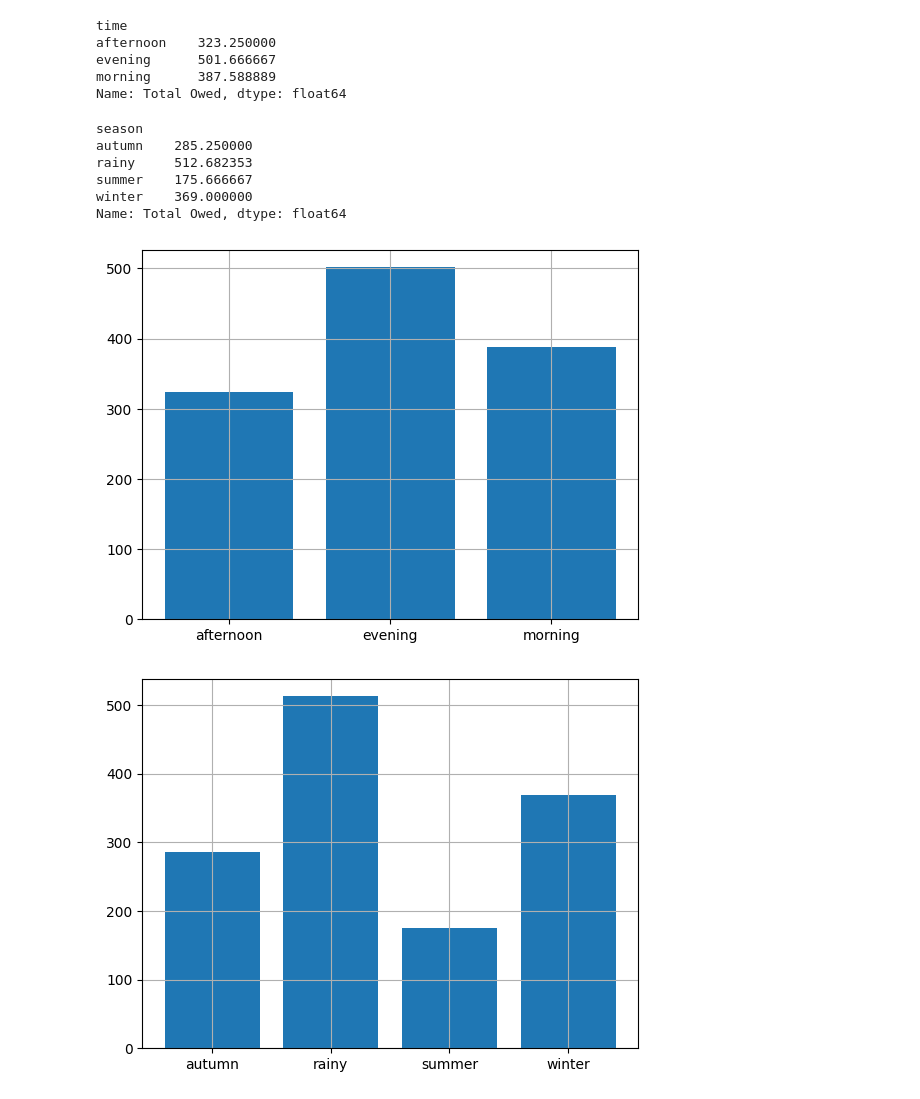
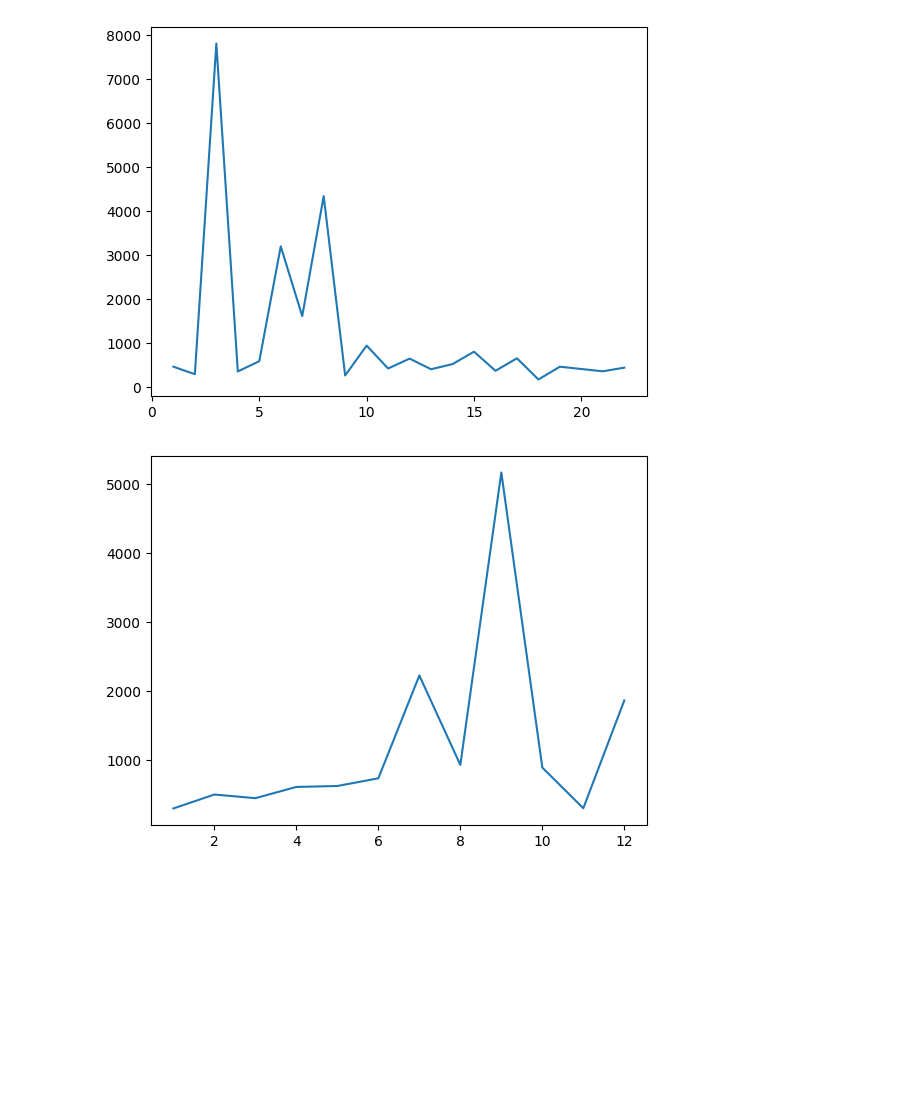
Before and after one commit to Zircoz/AmazonSummarizer, a Jupyter notebook: AmazonSummarizer.ipynb, the cells around one changed output. Saved outputs shown, nothing was run; the diff lists cells and outputs as text; code cells hidden in the pictures; blank space fills up the shorter version.

Commit message:
add year,month,hour cols & filter, plot line graphs

```diff
--- a/AmazonSummarizer.ipynb
+++ b/AmazonSummarizer.ipynb
@@ -6,5 +8,5 @@ from functions.parsing import parseRetailOrderHistDtypes
 # %%
-RetailOrderHistDF = pd.read_csv("D:\ML wing\Retail.OrderHistory.2.csv")
+RetailOrderHistDF = pd.read_csv("hashed csv files/retailOrderHistorySampleZircoz.csv")
 # %%
 #original shape
 RetailOrderHistDF.shape
@@ -37,5 +39,4 @@ memory usage: 5.0+ KB
 # %%
-from functions.filters import addMonth,addSeason,addTime,seasonly_spend,timely_spend
+RetailOrderHistDF = addYearMonthHour(RetailOrderHistDF, "Order Date")
 # %%
-addMonth(RetailOrderHistDF)
-RetailOrderHistDF['month']
+hourly_spend = hourly_spend(RetailOrderHistDF)
@@ -102,30 +47,10 @@ Name: season, dtype: object
-# %%
-timely_spending=timely_spend(RetailOrderHistDF)
-timely_spending
-# %% [output]
-time
-afternoon    323.250000
-evening      501.666667
-morning      387.588889
-Name: Total Owed, dtype: float64
-# %%
-seasonly_spendings=seasonly_spend(RetailOrderHistDF)
-seasonly_spendings
-# %% [output]
-season
-autumn    285.250000
-rainy     512.682353
-summer    175.666667
-winter    369.000000
-Name: Total Owed, dtype: float64
 # %%
-from matplotlib import pyplot as plt
-plt.bar(x=timely_spending.index,height=timely_spending)
-plt.grid()
+plt.plot(hourly_spend, linestyle = 'solid')
+plt.show()
 # %% [output]
-[figure, old version]
+[figure, new version]
 # %%
-plt.bar(x=seasonly_spendings.index,height=seasonly_spendings)
-plt.grid()
+plt.plot(monthly_spend, linestyle = 'solid')
+plt.show()
 # %% [output]
-[figure, old version]
+[figure, new version]
```
Also changed, not shown: parts of 7 cells of this notebook, 3 other files.
